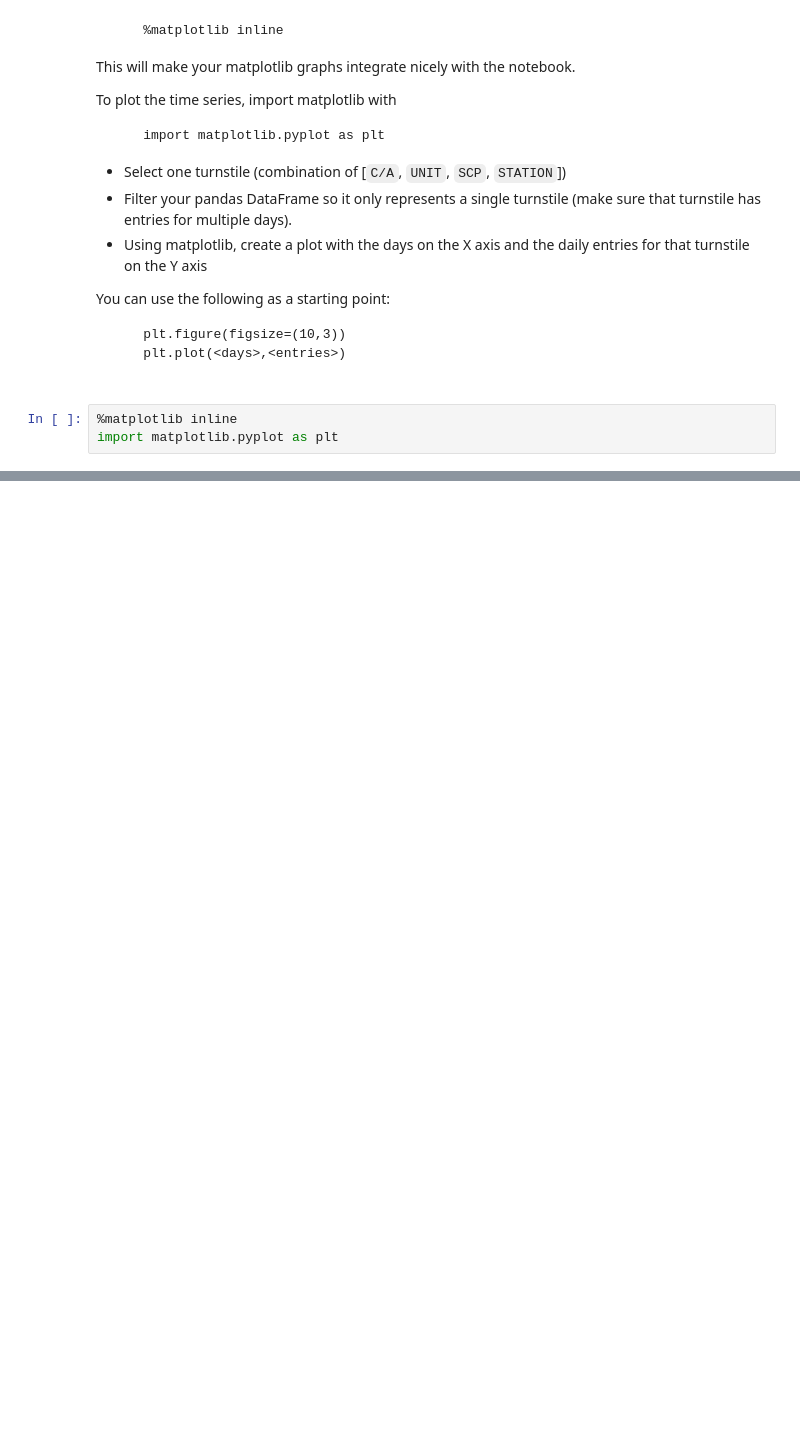
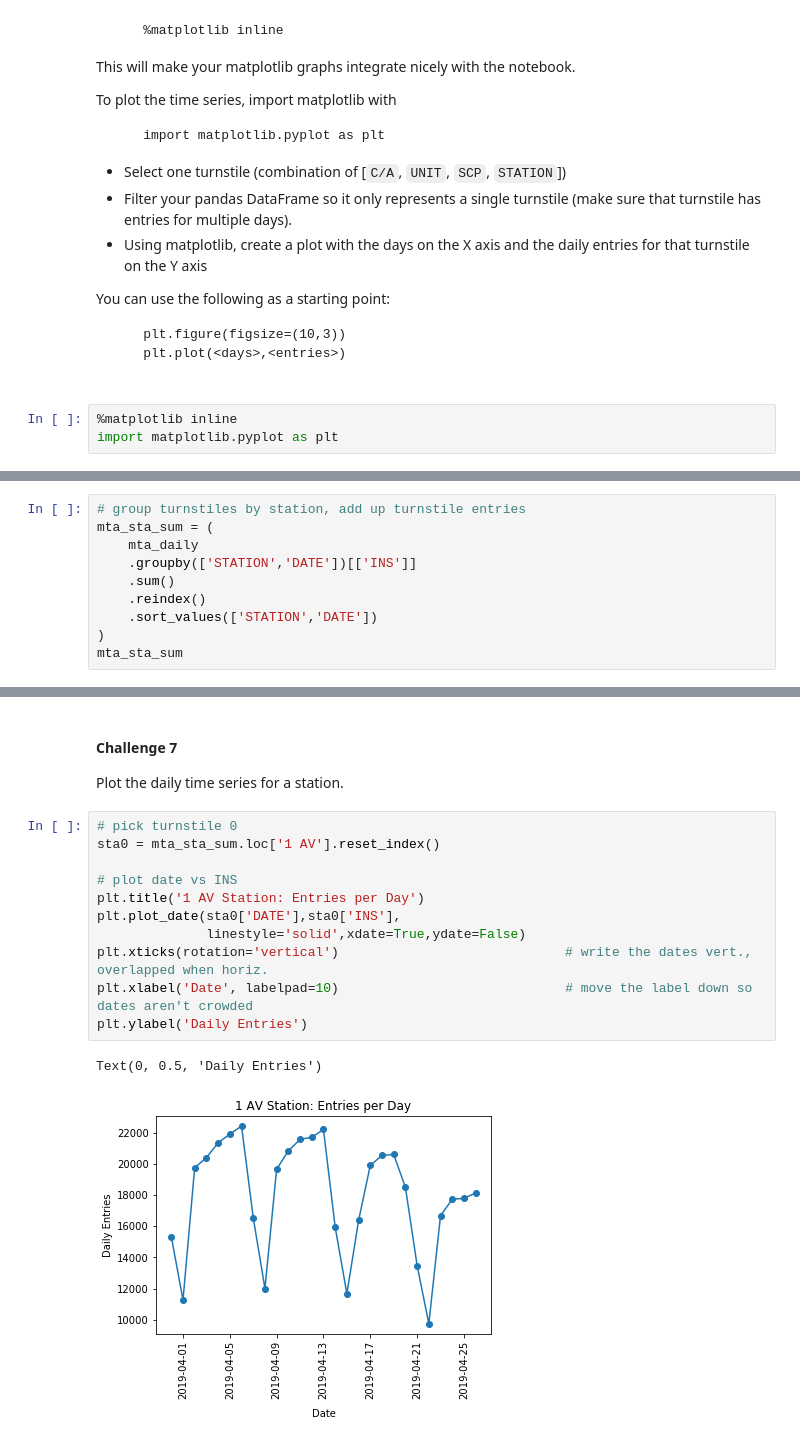
Before and after one commit to ekand/mtacular, a Jupyter notebook: notebooks/eric_challenge1.ipynb, the cells around one changed output, grey strips where cells are left out. Drawn from its saved outputs; the diff is of its cells as text; blank space fills up the shorter version.

Commit message:
completed more challenges

```diff
--- a/notebooks/eric_challenge1.ipynb
+++ b/notebooks/eric_challenge1.ipynb
@@ -182,0 +235,10 @@ plt.xticks(rotation='vertical')
+# %%
+# group turnstiles by station, add up turnstile entries
+mta_sta_sum = (
+    mta_daily
+    .groupby(['STATION','DATE'])[['INS']]
+    .sum()
+    .reindex()
+    .sort_values(['STATION','DATE'])
+)
+mta_sta_sum
@@ -182,0 +260,18 @@ plt.xticks(rotation='vertical')
+# %% [markdown]
+#### Challenge 7
+
+Plot the daily time series for a station.
+# %%
+# pick turnstile 0
+sta0 = mta_sta_sum.loc['1 AV'].reset_index()
+
+# plot date vs INS
+plt.title('1 AV Station: Entries per Day')
+plt.plot_date(sta0['DATE'],sta0['INS'],
+              linestyle='solid',xdate=True,ydate=False)
+plt.xticks(rotation='vertical')                             # write the dates vert., overlapped when horiz.
+plt.xlabel('Date', labelpad=10)                             # move the label down so dates aren't crowded
+plt.ylabel('Daily Entries')
+# %% [output]
+Text(0, 0.5, 'Daily Entries')
+[figure, added]
```
Also changed, not shown: parts of 16 cells of this notebook.
